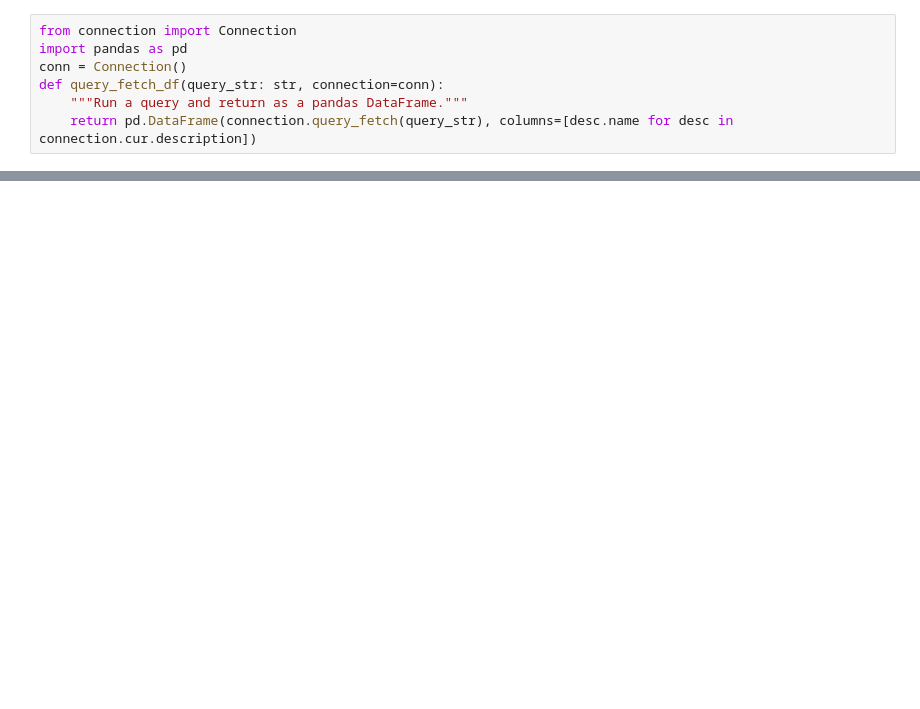
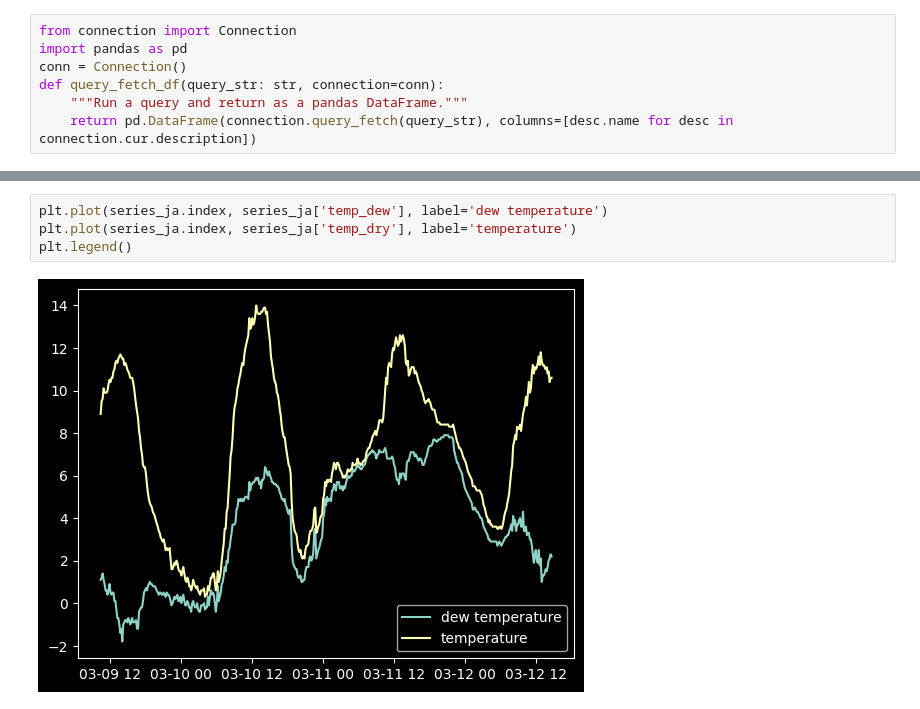
Before and after one commit to lukavest/uge-6, a Jupyter notebook: vejr-db/sandbox.ipynb, the cells around one changed output, grey strips where cells are left out. Saved outputs shown, nothing was run; the diff lists cells and outputs as text; blank space fills up the shorter version.

```diff
--- a/vejr-db/sandbox.ipynb
+++ b/vejr-db/sandbox.ipynb
@@ -31,0 +46,6 @@ plt.legend()
+# %%
+plt.plot(series_ja.index, series_ja['temp_dew'], label='dew temperature')
+plt.plot(series_ja.index, series_ja['temp_dry'], label='temperature')
+plt.legend()
+# %% [output]
+[figure, added]
```
Also changed, not shown: parts of 4 cells of this notebook, 24 other files.
